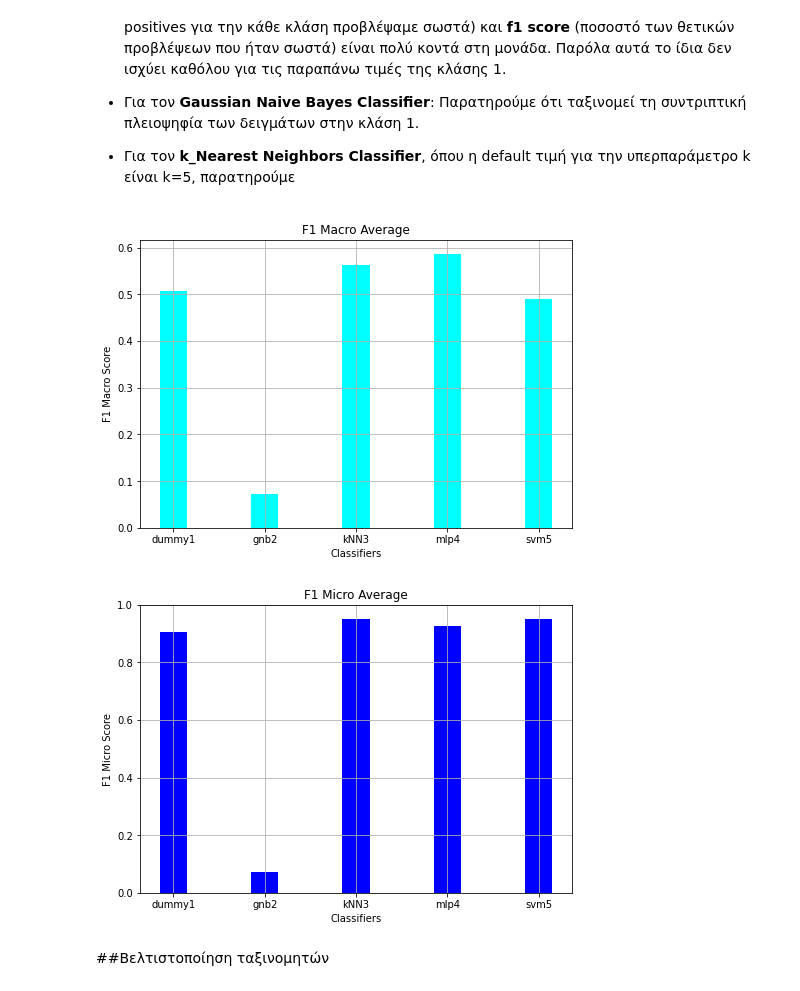
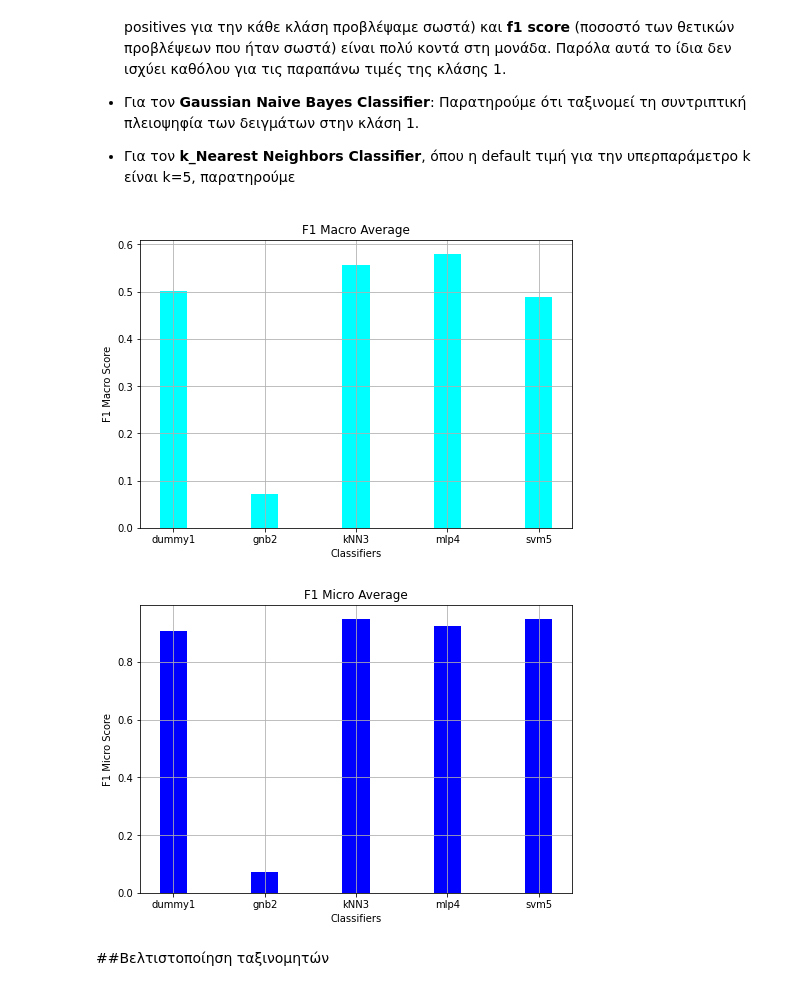
Before and after one commit to jkalogero/Neural-Networks, a Jupyter notebook: Lab_1/Lab_1.ipynb, the cells around one changed output. Drawn from its saved outputs; the diff is of its cells as text; code cells hidden in the pictures.

```diff
--- a/Lab_1/Lab_1.ipynb
+++ b/Lab_1/Lab_1.ipynb
@@ -2083,7 +2081,7 @@ classifiers = {
 
 }
 
-f1_scores_default = runEstimators(big_train, big_test, big_train_labels, big_test_labels,
+big_scores_default = runEstimators(big_train, big_test, big_train_labels, big_test_labels,
                                   my_transformers={}, my_classifiers=classifiers,
                                   est_values_mapper={}, cv=None, showResults=True)
 # %% [output]
@@ -2169,31 +2167,31 @@ weighted avg       0.95      0.95      0.93     13022
 # %%
 # plot for f1-macro average
 fig = plt.figure()
 ax = fig.add_axes([0,0,1,1])
-clfs = f1_scores_default['macro'].keys()
-f1_macro_scores = f1_scores_default['macro'].values()
-ax.bar(clfs,f1_macro_scores, color='cyan', width=0.3)
+clfs = f1_scores_default['preds'].keys()
+big_f1_macro = [f1_score(big_test_labels, pred, average='macro') for pred in big_scores_default['preds'].values()]
+ax.bar(clfs,big_f1_macro, color='cyan', width=0.3)
 plt.title("F1 Macro Average")
 plt.xlabel("Classifiers")
 plt.ylabel("F1 Macro Score")
 plt.grid()
 plt.show()
 
 
 # plot for f1-micro average
 fig = plt.figure()
 ax = fig.add_axes([0,0,1,1])
-clfs = f1_scores_default['micro'].keys()
-f1_macro_scores = f1_scores_default['micro'].values()
-ax.bar(clfs,f1_macro_scores, color='b', width=0.3)
+clfs = f1_scores_default['preds'].keys()
+big_f1_micro = [f1_score(big_test_labels, pred, average='micro') for pred in big_scores_default['preds'].values()]
+ax.bar(clfs,big_f1_micro, color='b', width=0.3)
 plt.title("F1 Micro Average")
 plt.xlabel("Classifiers")
 plt.ylabel("F1 Micro Score")
 plt.grid()
 plt.show()
 # %% [output]
-[figure, old version]
+[figure, new version]
-[figure, old version]
+[figure, new version]
 # %% [markdown]
 ##Βελτιστοποίηση ταξινομητών
 # %% [markdown]
```
Also changed, not shown: parts of 17 cells of this notebook.
